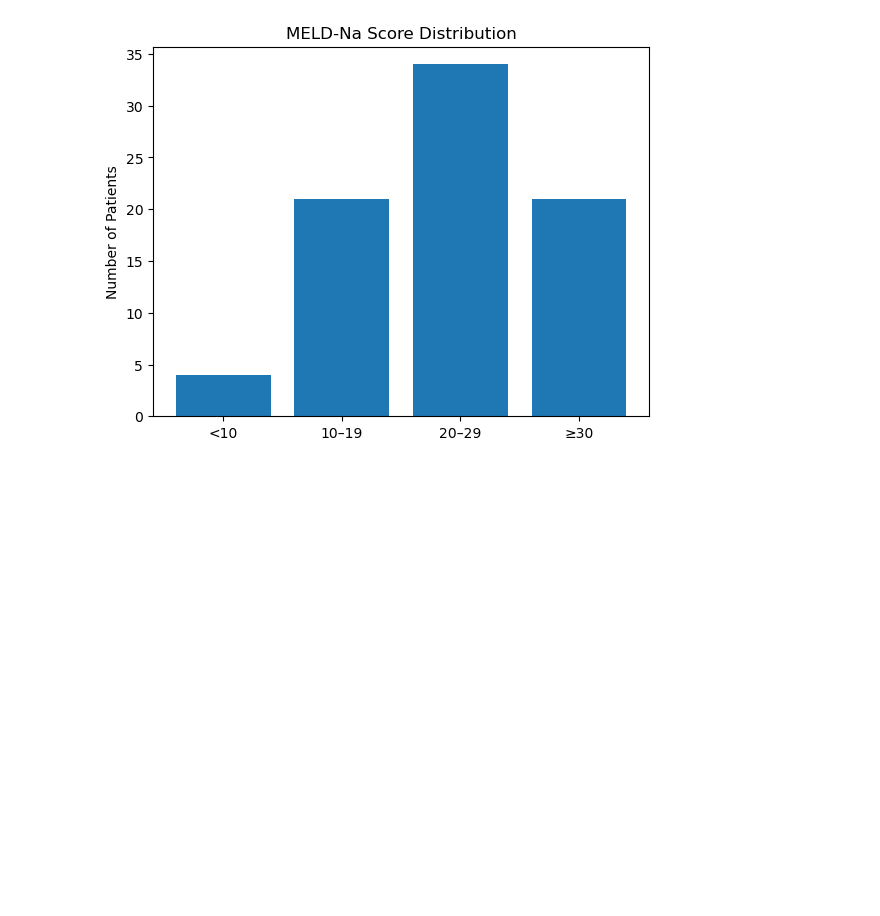
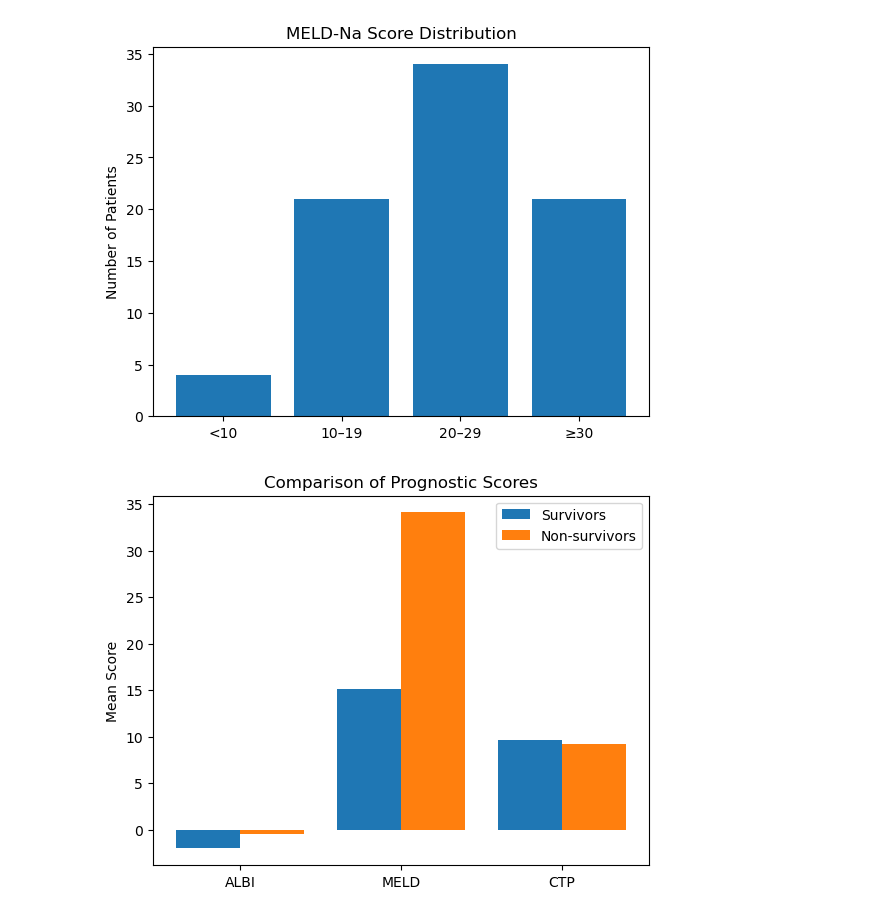
Before and after one commit to YuktiTripathi/Learn-Practice, a Jupyter notebook: rna_seqqq.ipynb, the cells around one changed output. Drawn from its saved outputs; the diff is of its cells as text; code cells hidden in the pictures; blank space fills up the shorter version.

```diff
--- a/rna_seqqq.ipynb
+++ b/rna_seqqq.ipynb
@@ -1270,3 +1270,20 @@ plt.title('MELD-Na Score Distribution')
 plt.show()
 # %% [output]
 [figure]
+# %%
+scores = ['ALBI', 'MELD', 'CTP']
+survivors = [-2.03, 15.11, 9.64]
+nonsurvivors = [-0.47, 34.11, 9.20]
+
+x = range(len(scores))
+
+plt.bar(x, survivors, width=0.4, label='Survivors')
+plt.bar([i + 0.4 for i in x], nonsurvivors, width=0.4, label='Non-survivors')
+
+plt.xticks([i + 0.2 for i in x], scores)
+plt.ylabel('Mean Score')
+plt.title('Comparison of Prognostic Scores')
+plt.legend()
+plt.show()
+# %% [output]
+[figure, added]
```
Also changed, not shown: parts of 1 cell of this notebook.
